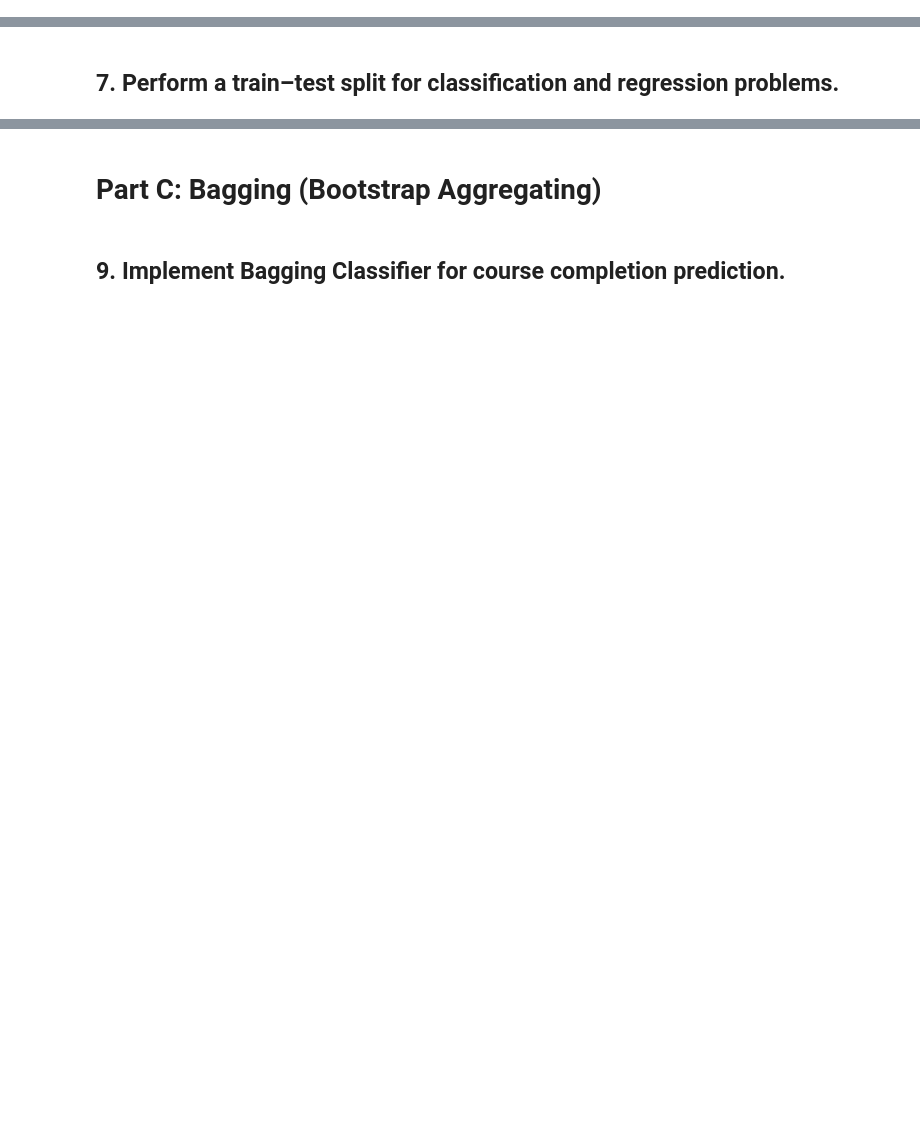
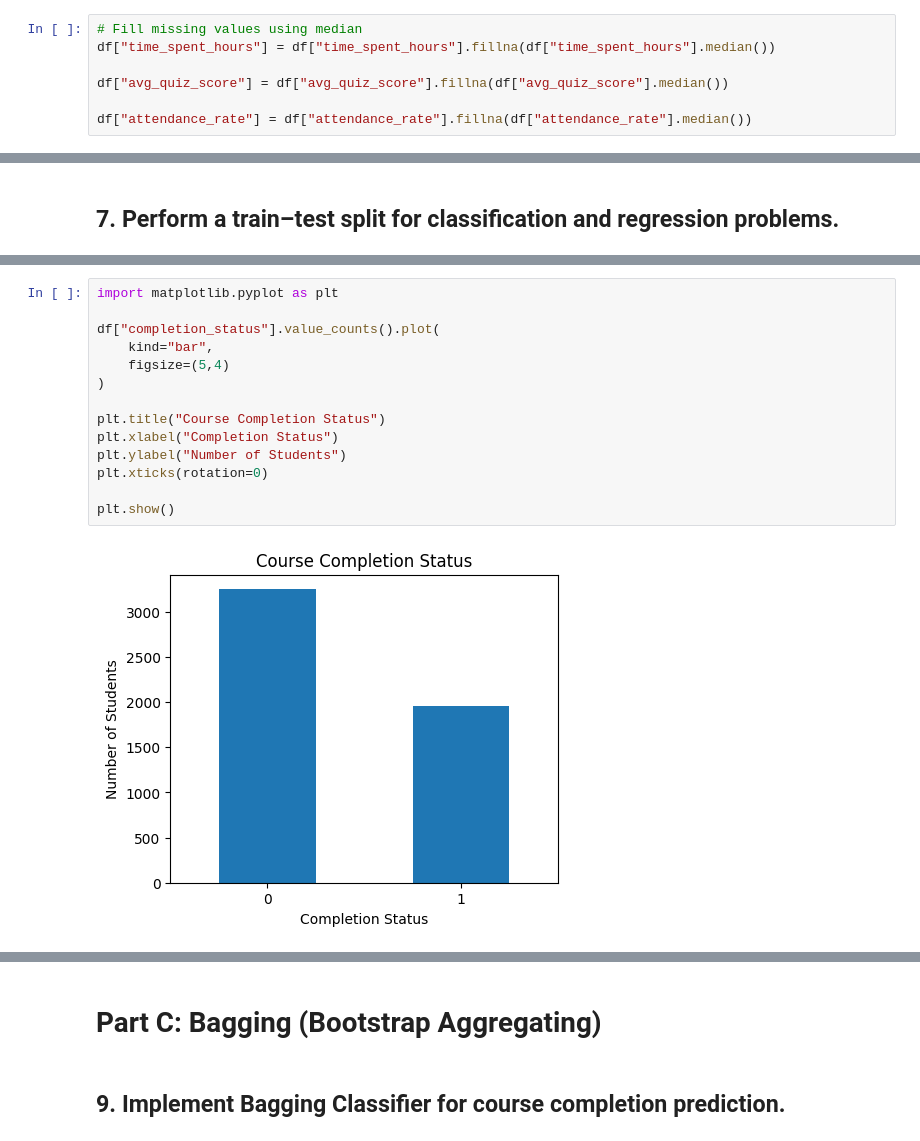
Before and after one commit to krisha12345819/Supervised-Learning---Smart-Outcome-Predictor, a Jupyter notebook: Smart_Outcome_Predictor.ipynb, the cells around one changed output, grey strips where cells are left out. Saved outputs shown, nothing was run; the diff lists cells and outputs as text; blank space fills up the shorter version.

```diff
--- a/Smart_Outcome_Predictor.ipynb
+++ b/Smart_Outcome_Predictor.ipynb
@@ -123,0 +128,7 @@ dtype: int64
+# %%
+# Fill missing values using median
+df["time_spent_hours"] = df["time_spent_hours"].fillna(df["time_spent_hours"].median())
+
+df["avg_quiz_score"] = df["avg_quiz_score"].fillna(df["avg_quiz_score"].median())
+
+df["attendance_rate"] = df["attendance_rate"].fillna(df["attendance_rate"].median())
@@ -166,0 +319,16 @@ Regression Test Shape : (1040, 16)
+# %%
+import matplotlib.pyplot as plt
+
+df["completion_status"].value_counts().plot(
+    kind="bar",
+    figsize=(5,4)
+)
+
+plt.title("Course Completion Status")
+plt.xlabel("Completion Status")
+plt.ylabel("Number of Students")
+plt.xticks(rotation=0)
+
+plt.show()
+# %% [output]
+[figure, added]
```
Also changed, not shown: parts of 107 cells of this notebook.
